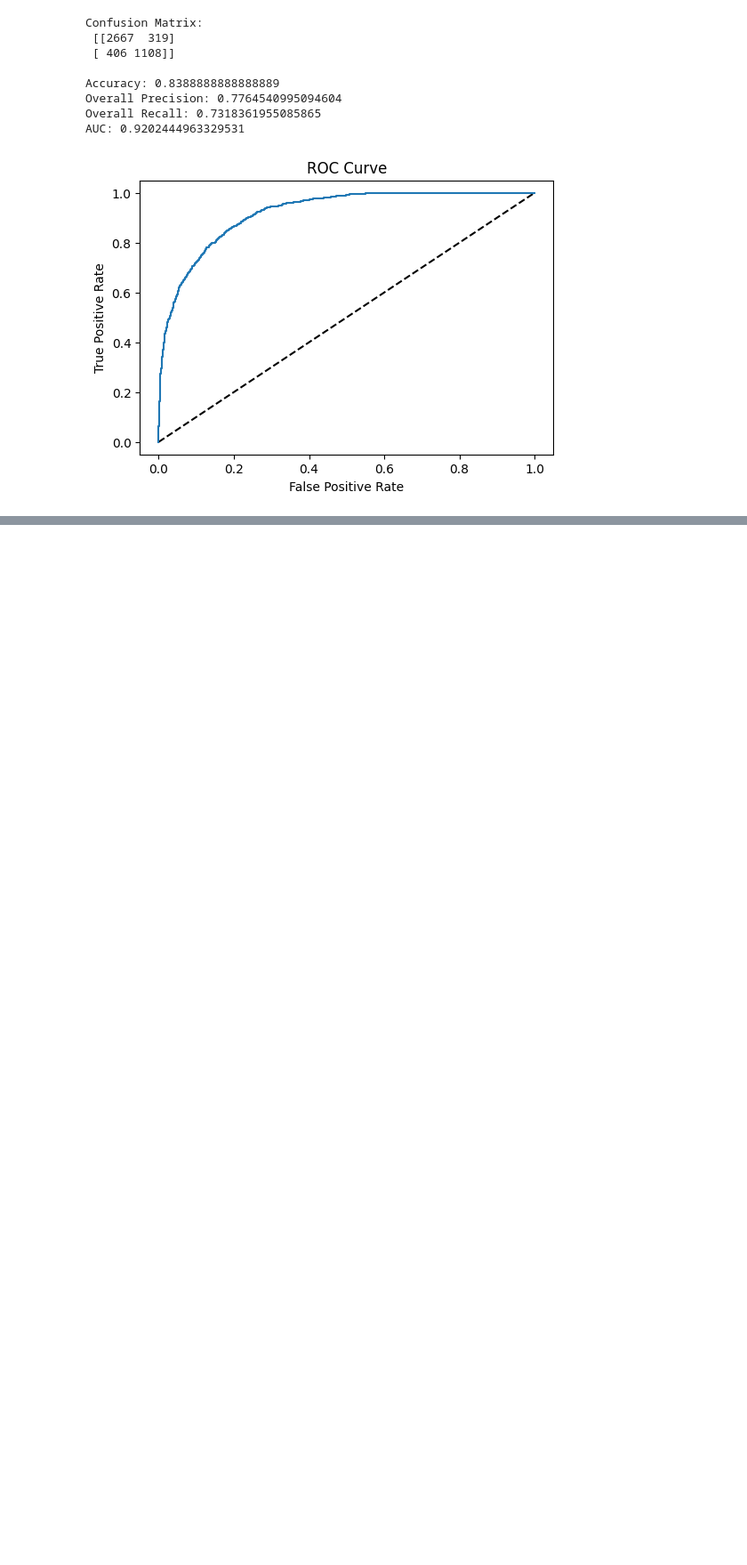
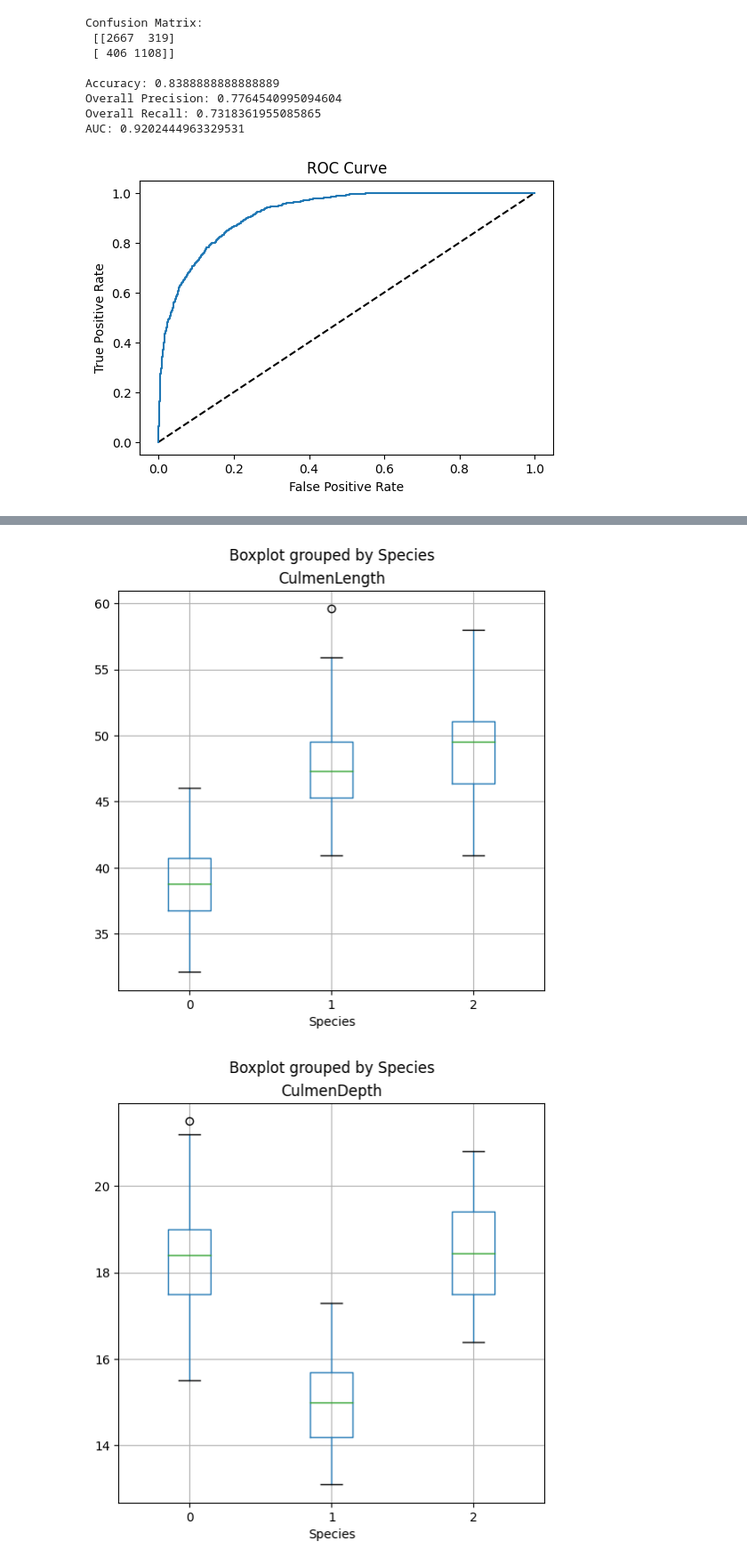
Before and after one commit to LuciaRavazzi/AzureML, a Jupyter notebook: AzureDataScientistAssociate/1_Create_Machine_Learning_Models/3_Train_Evaluate_Classification_Models.ipynb, the cells around one changed output, grey strips where cells are left out. Shown: that part at 89% size. Saved outputs shown, nothing was run; the diff lists cells and outputs as text; code cells hidden in the pictures; blank space fills up the shorter version.

```diff
--- a/AzureDataScientistAssociate/1_Create_Machine_Learning_Models/3_Train_Evaluate_Classification_Models.ipynb
+++ b/AzureDataScientistAssociate/1_Create_Machine_Learning_Models/3_Train_Evaluate_Classification_Models.ipynb
@@ -255,0 +268,7 @@ pred = model.predict(X_new)
+# %%
+PATH = 'https://raw.githubusercontent.com/MicrosoftDocs/mslearn-introduction-to-machine-learning/main/Data/ml-basics/penguins.csv'
+penguins = pd.read_csv(PATH)
+
+# Display a random sample of 10 observations
+sample = penguins.sample(10)
+sample
@@ -255,0 +306,2 @@ pred = model.predict(X_new)
+# %%
+penguins = penguins.dropna(axis = 0)
@@ -255,0 +317,13 @@ pred = model.predict(X_new)
+# %%
+from matplotlib import pyplot as plt
+%matplotlib inline
+
+penguin_features = ['CulmenLength','CulmenDepth','FlipperLength','BodyMass']
+penguin_label = 'Species'
+for col in penguin_features:
+    penguins.boxplot(column=col, by=penguin_label, figsize=(6,6))
+    plt.title(col)
+plt.show();
+# %% [output]
+[figure, added]
+[figure, added]
```
Also changed, not shown: parts of 41 cells of this notebook, 1 other file.
